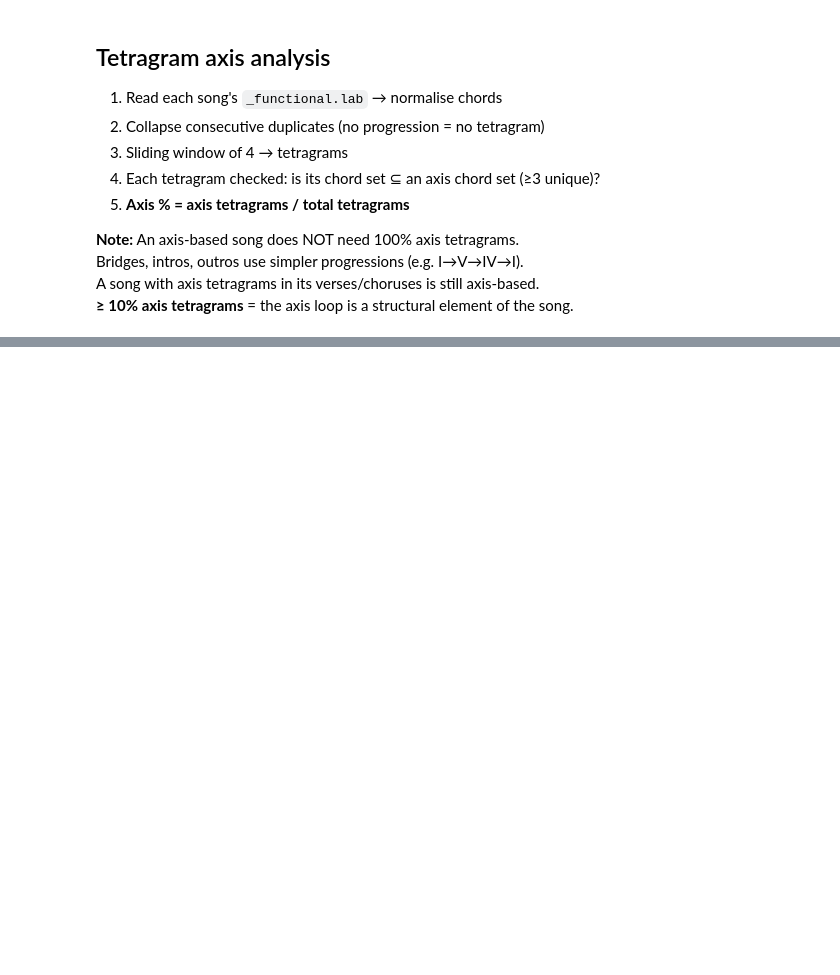
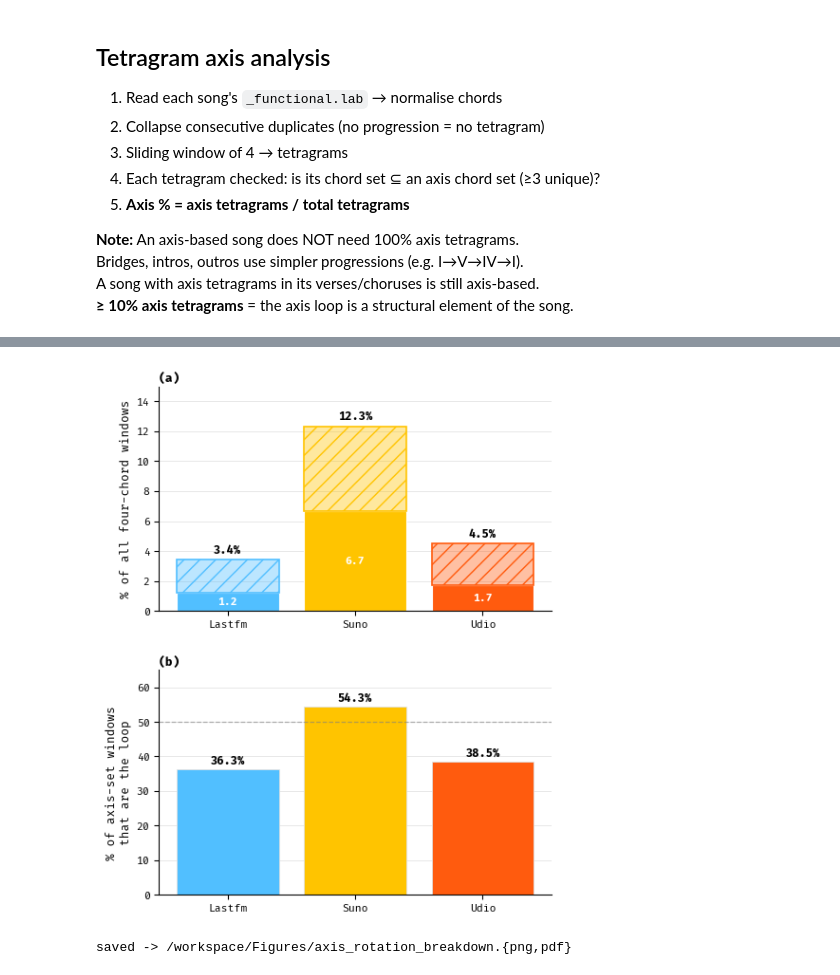
Before and after one commit to Dazzid/Aimir_Structure, a Jupyter notebook: src/05_axe_chords.ipynb, the cells around one changed output, grey strips where cells are left out. Drawn from its saved outputs; the diff is of its cells as text; code cells hidden in the pictures; blank space fills up the shorter version.

Commit message:
round three finished

```diff
--- a/src/05_axe_chords.ipynb
+++ b/src/05_axe_chords.ipynb
@@ -1309,8 +520,8 @@ def classify_window(w):
     return 'outset'
 
 # ── scan every song ───────────────────────────────────────────────────────────
-# Windowing matches the paper's tetragram definition (sec 4.6): a valid 4-window
-# requires the first three chords distinct AND the last three chords distinct.
+# Windowing matches the paper's tetragram definition (Section 4.6): every
+# four-chord sliding window over the collapsed chord sequence (no filtering).
 window_counts = {c: Counter() for c in COLLECTIONS}
 inset_by_set  = {c: {n: Counter() for n in AXIS_CANON} for c in COLLECTIONS}
 rate_perm = {c: [] for c in COLLECTIONS}   # per-song rate, 72-permutation rule
@@ -1327,8 +538,7 @@ for col in COLLECTIONS:
         if not os.path.isfile(fp):
             continue
         collapsed = collapse_repeats(parse_functional_lab(fp))
-        windows = [tuple(collapsed[i:i+4]) for i in range(len(collapsed) - 3)
-                   if len(set(collapsed[i:i+3])) == 3 and len(set(collapsed[i+1:i+4])) == 3]
+        windows = [tuple(collapsed[i:i+4]) for i in range(len(collapsed) - 3)]
         if not windows:
             continue
         n_songs[col] += 1
@@ -1392,5 +602,5 @@ for t in THRESH:
 print('\nn songs with >=1 valid tetragram window:', dict(n_songs))
 print('\nConclusion: the reviewer predicted strict rotation-only matching would')
 print('contradict the paper. It does the opposite: Suno\'s excess over human music')
-print('grows (e.g. >=10%: ~2.5x -> ~4.1x; >=50%: ~4.5x -> ~7.3x), because Suno uses')
+print('grows (e.g. >=10%: ~3.2x -> ~4.8x; >=50%: ~8.0x -> ~12.5x), because Suno uses')
 print('the axis chords in canonical loop order 54% of the time vs 36% (Lastfm).')
@@ -1396,0 +625,66 @@ print('the axis chords in canonical loop order 54% of the time vs 36% (Lastfm).'
+# %%
+# Axis rotation breakdown.  Reads window_counts from the rebuttal cell above.
+#   (a) how much of each collection's harmony sits on an axis set, split into the literal
+#       loop (solid) and the same four chords reordered (hatched, faded same colour);
+#   (b) of those in-set windows, the share that are the literal loop.
+import matplotlib.colors as mcolors
+
+_ORD = ['lastfm', 'suno', 'udio']
+_LBL = {'lastfm': 'Lastfm', 'suno': 'Suno', 'udio': 'Udio'}
+
+rot_pct, nr_pct, share = {}, {}, {}
+for c in _ORD:
+    wc    = window_counts[c]
+    tot   = sum(wc.values())
+    inset = wc['rotation'] + wc['nonrot_inset']
+    rot_pct[c] = wc['rotation']     / tot   * 100
+    nr_pct[c]  = wc['nonrot_inset'] / tot   * 100
+    share[c]   = wc['rotation']     / inset * 100
+
+x = np.arange(len(_ORD))
+# stacked (a) over (b), single-column width
+fig, (axA, axB) = plt.subplots(2, 1, figsize=(5, 6))
+
+# (a) loop (solid) + reordered (hatched, faded same colour)
+for i, c in enumerate(_ORD):
+    col = colors[c]
+    axA.bar(i, rot_pct[c], color=col, edgecolor='white', linewidth=0.8)
+    axA.bar(i, nr_pct[c], bottom=rot_pct[c],
+            color=mcolors.to_rgba(col, 0.38), edgecolor=col, linewidth=1.2, hatch='//')
+    axA.text(i, rot_pct[c] / 2, f'{rot_pct[c]:.1f}', ha='center', va='center',
+             color='white', fontsize=8, fontweight='bold')
+    axA.text(i, rot_pct[c] + nr_pct[c] + 0.3, f'{rot_pct[c] + nr_pct[c]:.1f}%',
+             ha='center', va='bottom', fontsize=8.5, fontweight='bold')
+axA.set_xticks(x); axA.set_xticklabels([_LBL[c] for c in _ORD], fontsize=9)
+axA.set_ylabel('% of all four-chord windows', fontsize=9)
+axA.set_ylim(0, 15)
+axA.tick_params(labelsize=8)
+axA.text(0.0, 1.02, '(a)', transform=axA.transAxes, fontsize=9, fontweight='bold')
+axA.spines[['top', 'right']].set_visible(False)
+axA.grid(axis='y', color='#DDDDDD', linewidth=0.5)
+axA.set_axisbelow(True)
+
+# (b) rotation share of in-set windows
+sv = [share[c] for c in _ORD]
+axB.bar(x, sv, color=[colors[c] for c in _ORD], edgecolor="#e1e1e1", linewidth=0.6)
+for i, v in enumerate(sv):
+    axB.text(i, v + 1, f'{v:.1f}%', ha='center', va='bottom', fontsize=8.5, fontweight='bold')
+axB.axhline(50, ls='--', lw=0.9, color='grey', alpha=0.6)
+axB.set_xticks(x); axB.set_xticklabels([_LBL[c] for c in _ORD], fontsize=9)
+axB.set_ylabel('% of axis-set windows\nthat are the loop', fontsize=9)
+axB.set_ylim(0, 65)
+axB.tick_params(labelsize=8)
+axB.text(0.0, 1.02, '(b)', transform=axB.transAxes, fontsize=9, fontweight='bold')
+axB.spines[['top', 'right']].set_visible(False)
+axB.grid(axis='y', color='#DDDDDD', linewidth=0.5)
+axB.set_axisbelow(True)
+
+fig.tight_layout(h_pad=2.0)
+os.makedirs('/workspace/Figures', exist_ok=True)
+fig.savefig('/workspace/Figures/axis_rotation_breakdown.png', dpi=300, bbox_inches='tight')
+fig.savefig('/workspace/Figures/axis_rotation_breakdown.pdf', bbox_inches='tight')
+plt.show()
+print('saved -> /workspace/Figures/axis_rotation_breakdown.{png,pdf}')
+# %% [output]
+[figure, added]
+saved -> /workspace/Figures/axis_rotation_breakdown.{png,pdf}
```
Also changed, not shown: parts of 16 cells of this notebook, 18 other files.
